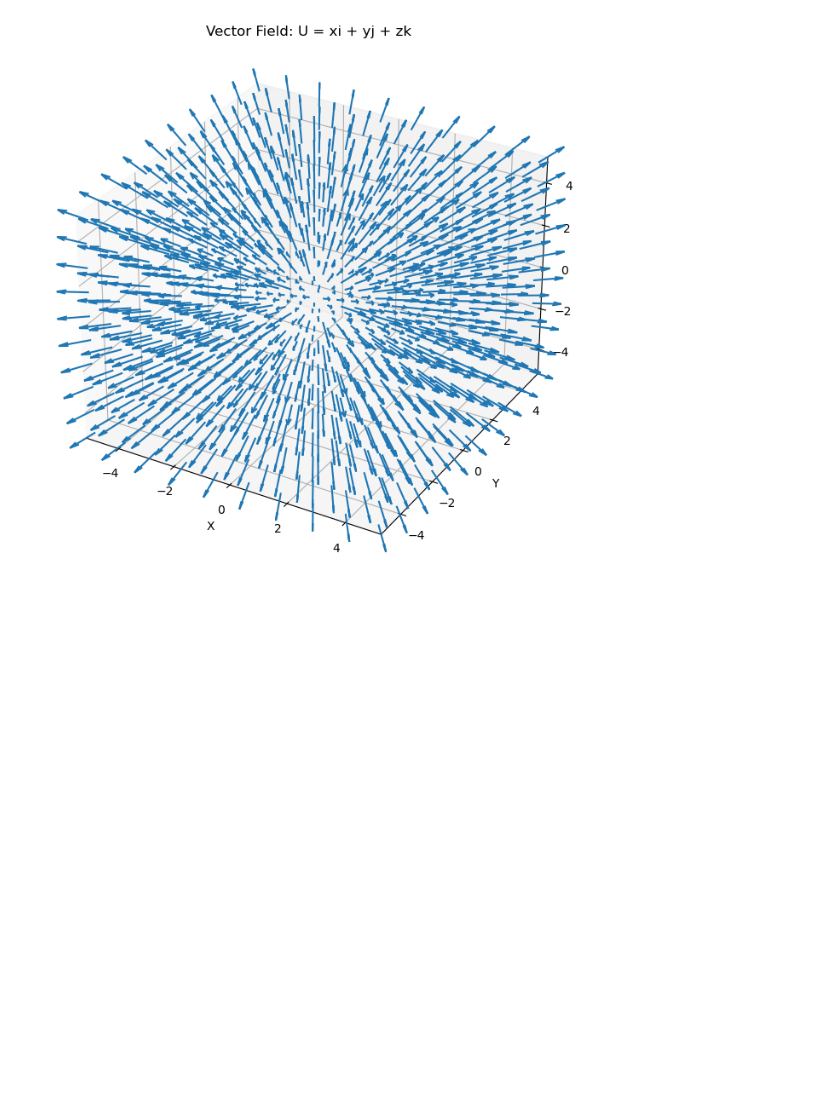
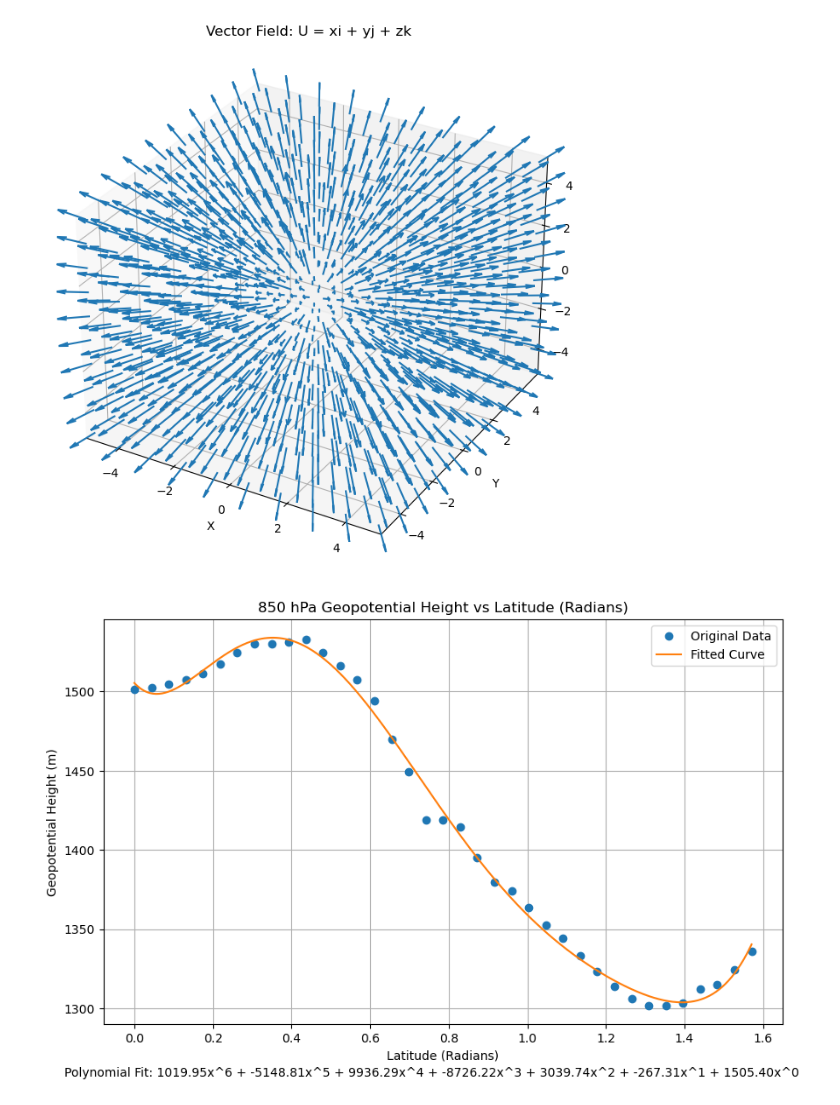
Before and after one commit to janakparajuli/Plot_2D_3D_Vector_Fields, a Jupyter notebook: Plot_Vector_Fields.ipynb, the cells around one changed output. Drawn from its saved outputs; the diff is of its cells as text; code cells hidden in the pictures; blank space fills up the shorter version.

Commit message:
polynomial equation

```diff
--- a/Plot_Vector_Fields.ipynb
+++ b/Plot_Vector_Fields.ipynb
@@ -83,0 +84,63 @@ plot_3d_vector_field_corrected(X_3D, Y_3D, Z_3D, U_3D, V_3D, W_3D, 'Vector Field
+# %%
+import numpy as np
+import matplotlib.pyplot as plt
+
+def degrees_to_radians(degrees):
+    """Convert an array of degrees to radians."""
+    return np.deg2rad(degrees)
+
+def fit_polynomial(x, y, degree):
+    """Fit a polynomial of specified degree to the data."""
+    coefficients = np.polyfit(x, y, degree)
+    polynomial = np.poly1d(coefficients)
+    return polynomial, coefficients
+
+def create_plot(x, y, polynomial, x_fine, title, xlabel, ylabel, filepath):
+    """Create and save a plot with the original data and fitted polynomial."""
+    plt.figure(figsize=(10, 6))
+    plt.plot(x, y, 'o', label='Original Data')
+    plt.plot(x_fine, polynomial(x_fine), '-', label='Fitted Curve')
+    plt.title(title)
+    plt.xlabel(xlabel)
+    plt.ylabel(ylabel)
+    plt.legend()
+    plt.grid(True)
+
+    # Display polynomial equation on the plot
+    eq_text = "Polynomial Fit: " + " + ".join(f"{coef:.2f}x^{len(polynomial.c)-i-1}" for i, coef in enumerate(polynomial.c))
+    plt.figtext(0.5, 0.01, eq_text, wrap=True, horizontalalignment='center', fontsize=10)
+
+    plt.savefig(filepath)
+    plt.show()
+
+# Data for latitude in degrees and geopotential height
+latitude_degrees = np.array([
+    0, 2.5, 5, 7.5, 10, 12.5, 15, 17.5, 20, 22.5, 25, 27.5, 30,
+    32.5, 35, 37.5, 40, 42.5, 45, 47.5, 50, 52.5, 55, 57.5, 60,
+    62.5, 65, 67.5, 70, 72.5, 75, 77.5, 80, 82.5, 85, 87.5, 90
+])
+
+geopotential_height = np.array([
+    1501.26, 1502.64, 1504.71, 1507.36, 1511.45, 1517.59, 1524.53, 1530.16, 1530.35, 1531.47,
+    1532.72, 1524.37, 1516.15, 1507.55, 1494.4, 1469.93, 1449.33, 1418.74, 1419.16, 1414.57,
+    1395.18, 1379.64, 1374.34, 1363.34, 1352.8, 1343.98, 1333.32, 1323.48, 1313.81, 1306.04,
+    1301.88, 1301.64, 1303.54, 1312.22, 1314.84, 1324.06, 1336
+])
+
+# Convert latitude to radians
+latitude_radians = degrees_to_radians(latitude_degrees)
+
+# Fit a polynomial of degree 6
+polynomial, coefficients = fit_polynomial(latitude_radians, geopotential_height, 6)
+
+# Generate a range of latitude values in radians for plotting
+latitudes_fine_radians = np.linspace(min(latitude_radians), max(latitude_radians), 400)
+
+# Create and save the plot
+create_plot(
+    latitude_radians, geopotential_height, polynomial, latitudes_fine_radians,
+    '850 hPa Geopotential Height vs Latitude (Radians)', 'Latitude (Radians)', 'Geopotential Height (m)',
+    'Geopotential_Height_vs_Latitude_Radians.png'
+)
+# %% [output]
+[figure, added]
```
Also changed, not shown: parts of 1 cell of this notebook.
